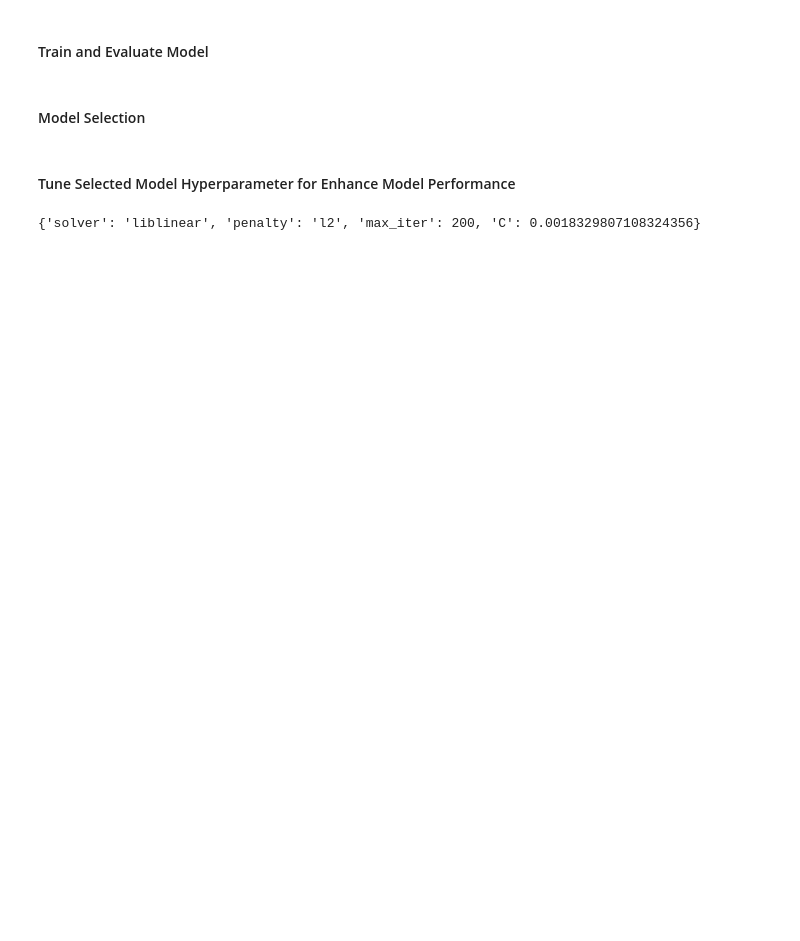
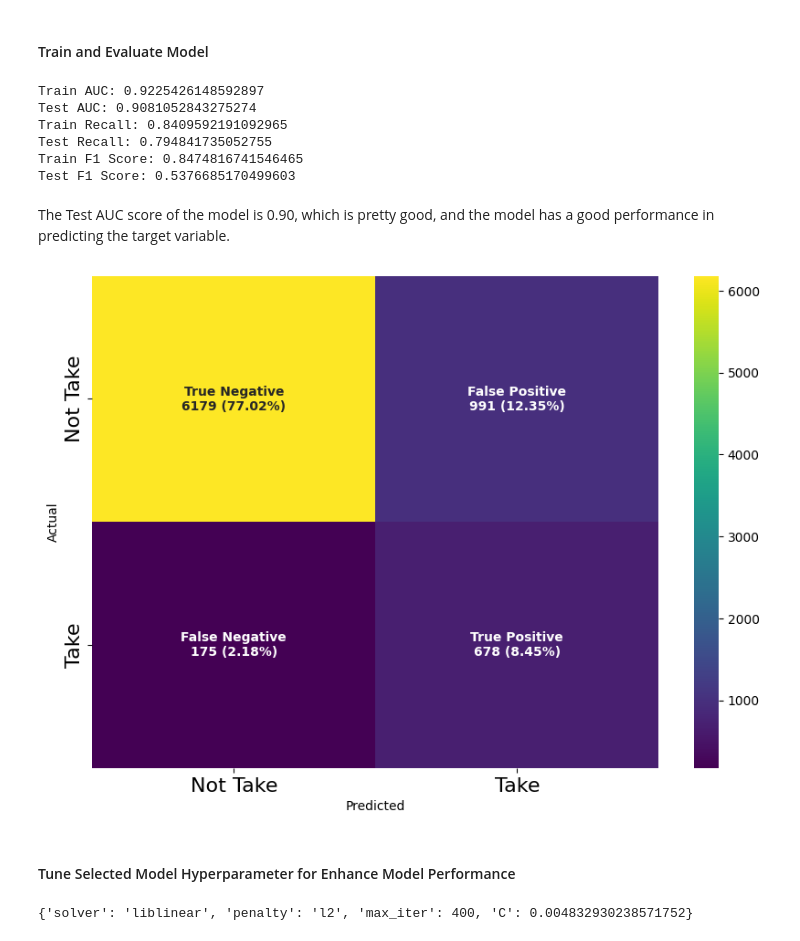
Before and after one commit to azaryasph/idx-partners-challenge, a Jupyter notebook: challenge_w3_pyml/notebooks/challenge_week3.ipynb, the cells around one changed output. Cells and saved outputs as stored; diff of their text form; code cells hidden in the pictures; blank space fills up the shorter version.

```diff
--- a/challenge_w3_pyml/notebooks/challenge_w3.ipynb
+++ b/challenge_w3_pyml/notebooks/challenge_week3.ipynb
@@ -200,9 +200,4 @@ plt.show()
 #### Feature Engineering
 # %% [markdown]
 #### Feature Creation
-# %%
-df = pd.read_csv('new_train.csv')
-# change the target column name from y to term_deposit
-df['term_deposit'] = df['y']
-df.drop('y', axis=1, inplace=True)
 # %%
@@ -374,8 +382,8 @@ Based on my experiment, doing feature selection reduce the model performance.<br
 # %% [markdown]
 ##### Encoding Categorical Data
 # %%
-X_capped.drop(columns=['month', 'day_of_week'], axis=1, inplace=True)
-X_test.drop(columns=['month', 'day_of_week'], axis=1, inplace=True)
+# X_capped.drop(columns=['month', 'day_of_week'], axis=1, inplace=True)
+# X_test.drop(columns=['month', 'day_of_week'], axis=1, inplace=True)
 # %%
 encode_edu = {
     'other': 0,
@@ -501,7 +486,57 @@ plt.show()
 # %% [markdown]
 #### Train and Evaluate Model
-# %% [markdown]
-#### Model Selection
+# %%
+# Create a Logistic Regression model
+lr = LogisticRegression(random_state=1103)
+
+# evaluate the model
+eval_model(lr, Xtr_resampled, ytr_resampled, Xts_scaled, y_test, 0.55)
+# %% [output]
+Train AUC: 0.9225426148592897
+Test AUC: 0.9081052843275274
+Train Recall: 0.8409592191092965
+Test Recall: 0.794841735052755
+Train F1 Score: 0.8474816741546465
+Test F1 Score: 0.5376685170499603
+# %% [markdown]
+The Test AUC score of the model is 0.90, which is pretty good, and the model has a good performance in predicting the target variable.
+# %%
+# Predict the probabilities of the positive class for the test data using the logistic regression model
+pred_test = lr.predict_proba(Xts_scaled)[:, 1]
+
+# Compute confusion matrix
+cnf_matrix = confusion_matrix(y_test, pred_test > 0.55)
+
+# Calculate the percentage of each category
+percentage_matrix = cnf_matrix / cnf_matrix.sum()
+
+# Define the labels
+labels = np.array([['True Negative', 'False Positive'],
+                   ['False Negative', 'True Positive']])
+
+# Create labels with both count and percentage
+new_labels = (np.asarray(["{0}\n{1} ({2:.2%})".format(label, value, percentage)
+                          for label, value, percentage in zip(labels.flatten(), cnf_matrix.flatten(), percentage_matrix.flatten())])
+             ).reshape(2,2)
+
+# Plot confusion matrix using a heatmap
+fig = plt.figure(figsize=(10,7))
+fig.patch.set_facecolor('white')  # Change figure color
+
+sns.heatmap(cnf_matrix, annot=new_labels, fmt='', cmap='viridis', annot_kws={"weight": "bold"})
+# plt.title('Confusion Matrix LightGBM Model', fontsize=13, fontweight='bold')
+plt.xlabel('Predicted')
+plt.ylabel('Actual')
+
+# Change label colors
+plt.gca().xaxis.label.set_color('black')
+plt.gca().yaxis.label.set_color('black')
+
+plt.xticks(ticks=[0.5, 1.5], labels=['Not Take', 'Take'], fontsize=16)
+plt.yticks(ticks=[0.5, 1.5], labels=['Not Take', 'Take'], fontsize=16)
+plt.show()
+# %% [output]
+[figure, added]
 # %% [markdown]
 #### Tune Selected Model Hyperparameter for Enhance Model Performance
 # %%
@@ -511,12 +546,12 @@ plt.show()
 hyperparameters = {
     'C': np.logspace(-4, 4, 20),
     'penalty': ['l1', 'l2'],
-    'solver': ['liblinear', 'saga'],
+    'solver': ['liblinear', 'saga', 'newton-cg', 'lbfgs'],
     'max_iter': np.arange(100, 1000, 100),
 }
 
 # Create a RandomizedSearchCV object
-lr_random_search = RandomizedSearchCV(lr, hyperparameters, n_iter=50, cv=5, scoring='roc_auc', n_jobs=-1, random_state=1103)
+lr_random_search = RandomizedSearchCV(lr, hyperparameters, n_iter=50, cv=5, scoring='roc_auc', n_jobs=-1, random_state=11)
 
 # Fit the RandomizedSearchCV object to the data
 lr_random_search.fit(Xtr_resampled, ytr_resampled)
@@ -525,7 +560,7 @@ lr_random_search.fit(Xtr_resampled, ytr_resampled)
 best_params = lr_random_search.best_params_
 print(best_params)
 # %% [output]
-{'solver': 'liblinear', 'penalty': 'l2', 'max_iter': 200, 'C': 0.0018329807108324356}
+{'solver': 'liblinear', 'penalty': 'l2', 'max_iter': 400, 'C': 0.004832930238571752}
 # %%
 # Create a Logistic Regression model with the best hyperparameters
 lr_best = LogisticRegression(**best_params, random_state=1103)
```
Also changed, not shown: parts of 18 cells of this notebook, 1 other file.
